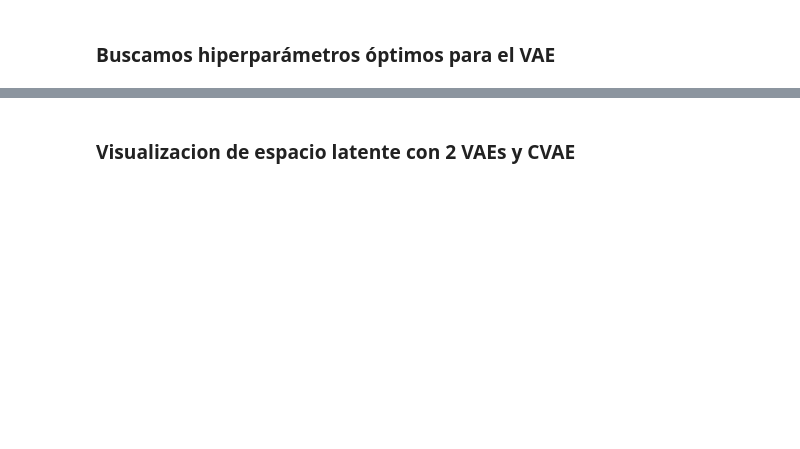
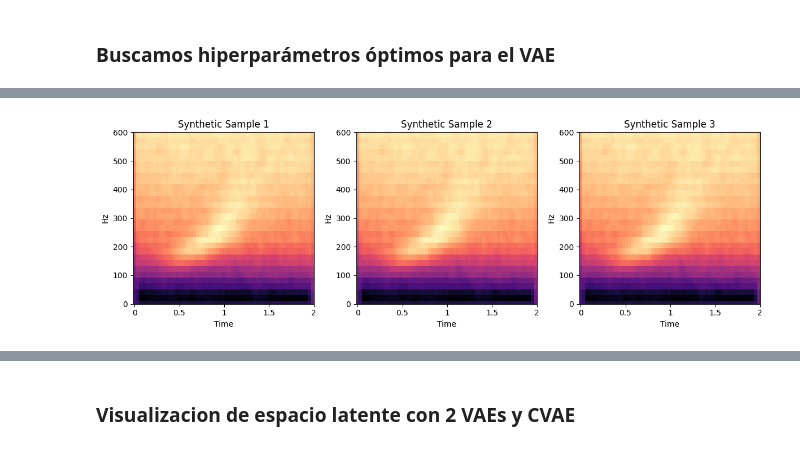
Before and after one commit to martinbianchi0/whale_challenge, a Jupyter notebook: notebook.ipynb, the cells around one changed output, grey strips where cells are left out. Drawn from its saved outputs; the diff is of its cells as text; code cells hidden in the pictures; blank space fills up the shorter version.

```diff
--- a/notebook.ipynb
+++ b/notebook.ipynb
@@ -965,7 +992,7 @@ def generate_synthetic_spectrograms(vae, num_samples, latent_dim, global_min, gl
 
     return generated
 num_samples = 3
-latent_dim = 32
+latent_dim = 16
 
 # generated = generate_synthetic_spectrograms(vae, num_samples, latent_dim, global_min, global_max)
 # %% [output]
@@ -1072,3 +1108,30 @@ Best params: {'batch_size': 64, 'epochs': 20, 'latent_dim': 8, 'lr': 0.001}
+# %%
+def generate_synthetic_spectrograms(vae, num_samples, latent_dim, global_min, global_max):
+    vae.eval()
+    with torch.no_grad():
+        z = torch.randn(num_samples, latent_dim).to(device)
+        generated = vae.decode(z).cpu().numpy()
+
+    fig, axes = plt.subplots(1, num_samples, figsize=(12, 4))
+
+    for i in range(num_samples):
+        spec_norm = generated[i].reshape((N_MELS, -1))
+        spec = denormalize_spectrogram(spec_norm, global_min, global_max)
+        librosa.display.specshow(spec, sr=SR, hop_length=HOP_LENGTH, x_axis='time', y_axis='hz',
+                                 cmap='magma', ax=axes[i], fmax=MAX_FREQ)
+        axes[i].set_title(f"Synthetic Sample {i+1}")
+        axes[i].set_ylim([0, MAX_FREQ])
+
+    plt.tight_layout()
+    plt.show()
+
+    return generated
+num_samples = 3
+latent_dim = 16
+
+# generated = generate_synthetic_spectrograms(vae, num_samples, latent_dim, global_min, global_max)
+# %% [output]
+[figure, added]
 # %%
 import torch
 import numpy as np
```
Also changed, not shown: parts of 22 cells of this notebook.
